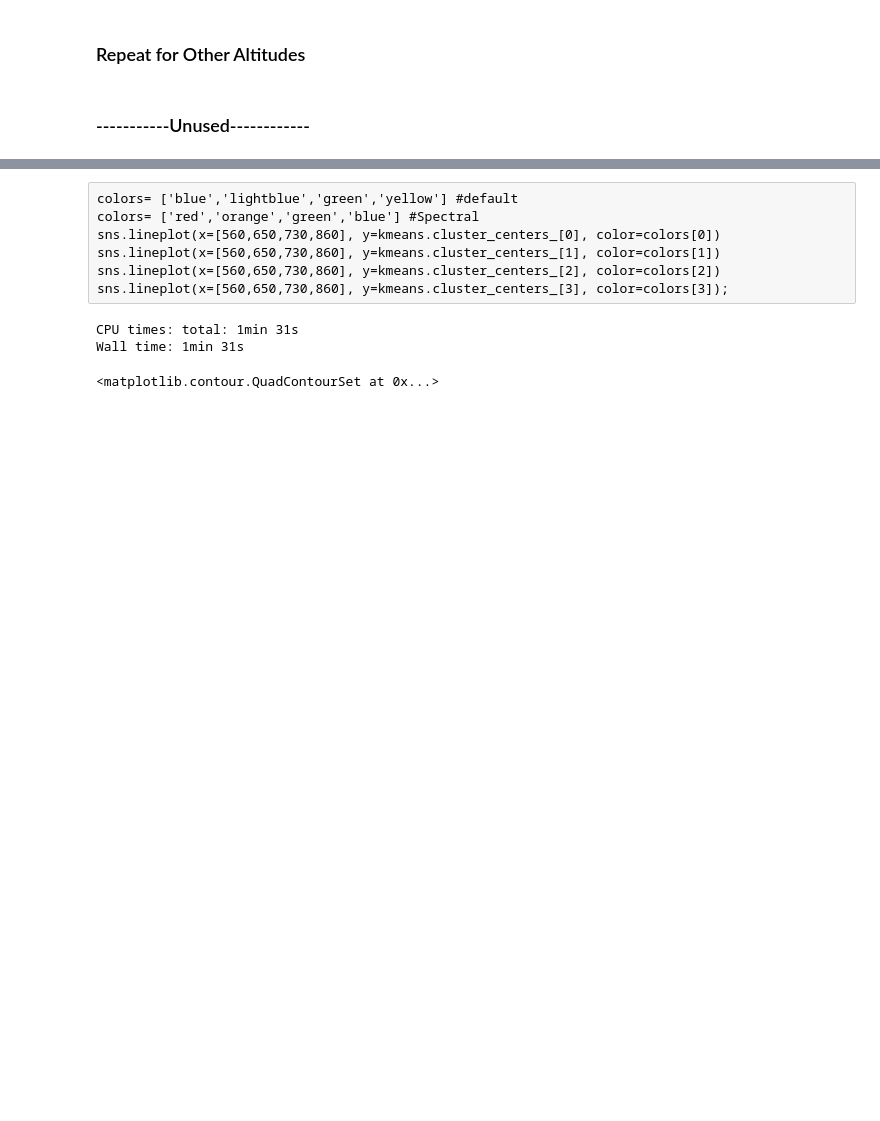
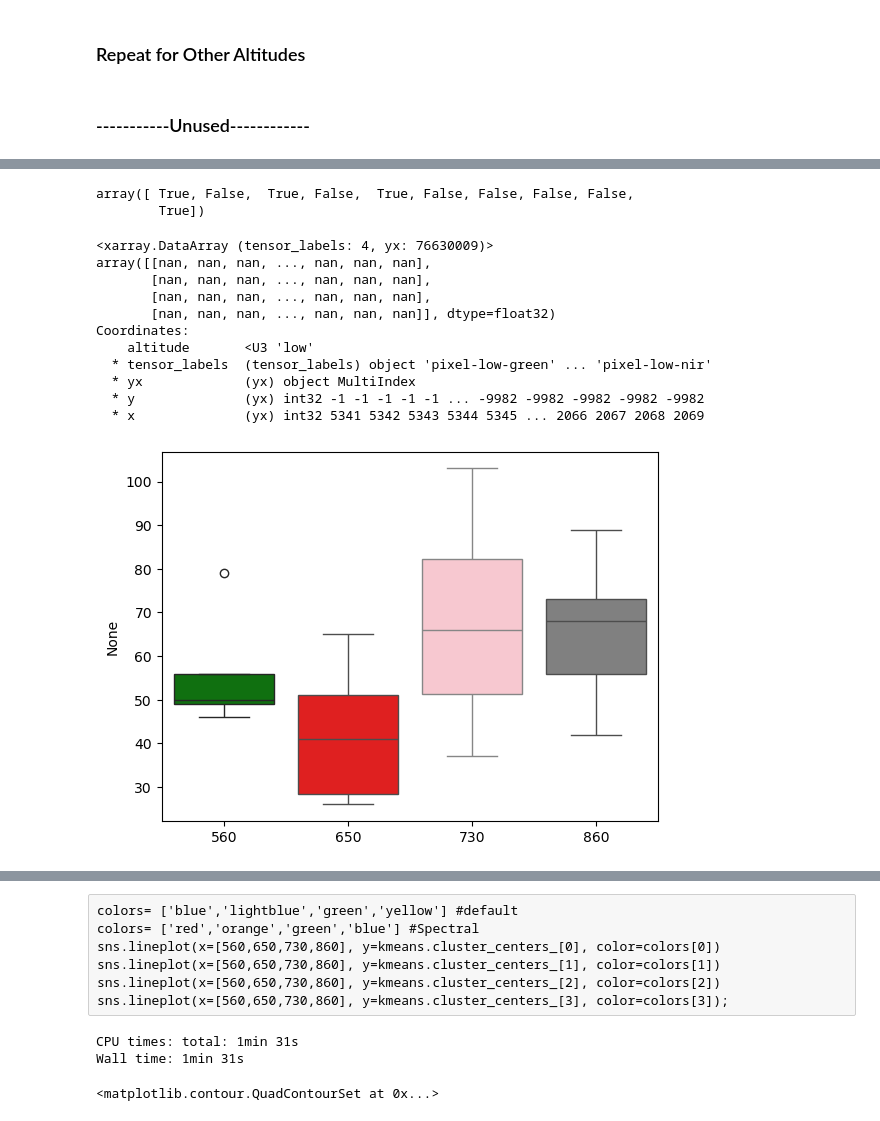
Before and after one commit to ds4114/Greenland_Drone_Analysis, a Jupyter notebook: code/ds4114_albedo_clustering.ipynb, the cells around one changed output, grey strips where cells are left out. Cells and saved outputs as stored; diff of their text form; code cells hidden in the pictures; blank space fills up the shorter version.

```diff
--- a/code/ds4114_albedo_clustering.ipynb
+++ b/code/ds4114_albedo_clustering.ipynb
@@ -327,0 +396,39 @@ Null Data - 29,159,227 - 27.6% of Total Pixels
+# %%
+np.random.rand(10) < .5
+# %% [output]
+array([ True, False,  True, False,  True, False, False, False, False,
+        True])
+# %%
+def set_random_fraction_to_nan(data, keep_pct):
+    #data[np.random.rand(*data.shape) < .8]=np.nan
+    data[np.random.rand(data.shape[0]) > keep_pct]=np.nan  # Set X% of first dim randomly to nan
+    return data
+
+def print_histogram_random(my_xr, keep_pct):
+    testdata = xr.apply_ufunc(set_random_fraction_to_nan, my_xr.transpose('yx','tensor_labels'), keep_pct
+                              #, input_core_dims=[['tensor_labels','yx']], output_core_dims=[['tensor_labels','yx']]
+                              #, input_core_dims=[['tensor_labels','yx']], output_core_dims=[['yx']]
+                              , dask='parallelized').transpose('tensor_labels','yx')
+    print(testdata)
+
+    sns.boxplot(x=560, y=testdata[0][~np.isnan(testdata[0])], color='green')
+    sns.boxplot(x=650, y=testdata[1][~np.isnan(testdata[1])], color='red')
+    sns.boxplot(x=730, y=testdata[2][~np.isnan(testdata[2])], color='pink')
+    sns.boxplot(x=860, y=testdata[3][~np.isnan(testdata[3])], color='grey');
+# %%
+test = xr.DataArray(np.ones((4,10)), dims=['tensor_labels','yx'])
+#print_histogram_random(test, .2)
+print_histogram_random(pixel_full_stack_noNaN, .2)
+# %% [output]
+<xarray.DataArray (tensor_labels: 4, yx: 76630009)>
+array([[nan, nan, nan, ..., nan, nan, nan],
+       [nan, nan, nan, ..., nan, nan, nan],
+       [nan, nan, nan, ..., nan, nan, nan],
+       [nan, nan, nan, ..., nan, nan, nan]], dtype=float32)
+Coordinates:
+    altitude       <U3 'low'
+  * tensor_labels  (tensor_labels) object 'pixel-low-green' ... 'pixel-low-nir'
+  * yx             (yx) object MultiIndex
+  * y              (yx) int32 -1 -1 -1 -1 -1 ... -9982 -9982 -9982 -9982 -9982
+  * x              (yx) int32 5341 5342 5343 5344 5345 ... 2066 2067 2068 2069
+[figure, added]
```
Also changed, not shown: parts of 19 cells of this notebook.
